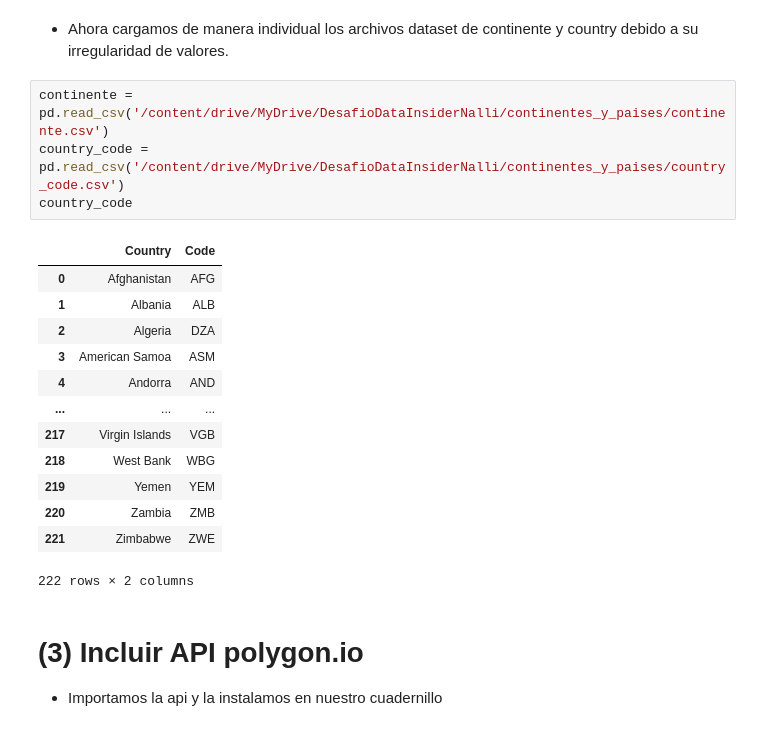
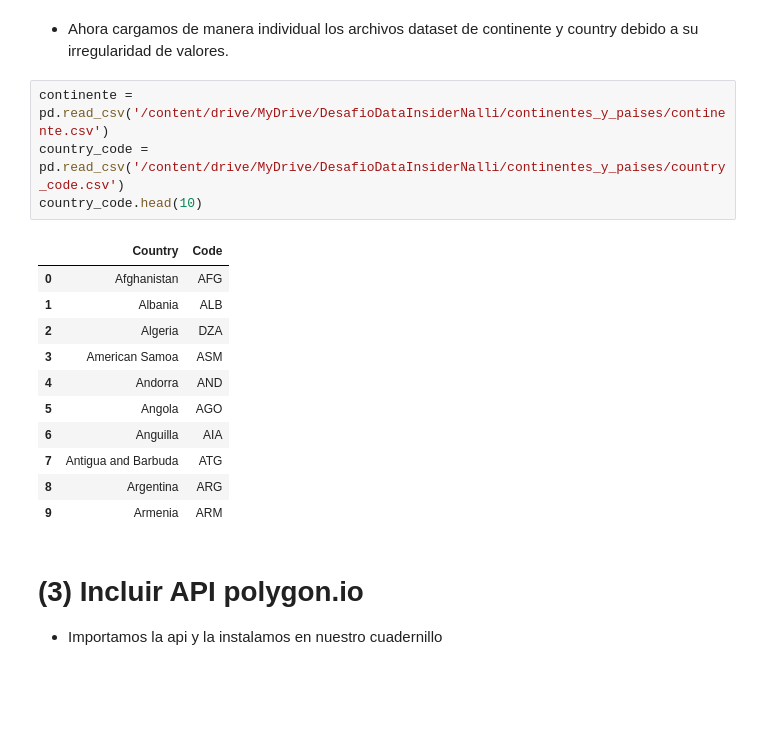
Before and after one commit to Bigote93/DataInsider, a Jupyter notebook: DesafioDataInsider_Nalli.ipynb, the cells around one changed output. Cells and saved outputs as stored; diff of their text form; blank space fills up the shorter version.

```diff
--- a/DesafioDataInsider_Nalli.ipynb
+++ b/DesafioDataInsider_Nalli.ipynb
@@ -131,21 +156,19 @@ Archivo cargado correctamente: /content/drive/MyDrive/DesafioDataInsiderNalli/fo
 # %%
 continente = pd.read_csv('/content/drive/MyDrive/DesafioDataInsiderNalli/continentes_y_paises/continente.csv')
 country_code = pd.read_csv('/content/drive/MyDrive/DesafioDataInsiderNalli/continentes_y_paises/country_code.csv')
-country_code
+country_code.head(10)
 # %% [output]
 |  | Country | Code |
 | 0 | Afghanistan | AFG |
 | 1 | Albania | ALB |
 | 2 | Algeria | DZA |
 | 3 | American Samoa | ASM |
 | 4 | Andorra | AND |
-| ... | ... | ... |
-| 217 | Virgin Islands | VGB |
-| 218 | West Bank | WBG |
-| 219 | Yemen | YEM |
-| 220 | Zambia | ZMB |
-| 221 | Zimbabwe | ZWE |
+| 5 | Angola | AGO |
+| 6 | Anguilla | AIA |
+| 7 | Antigua and Barbuda | ATG |
+| 8 | Argentina | ARG |
+| 9 | Armenia | ARM |
-222 rows × 2 columns
 # %% [markdown]
 # (3) Incluir API polygon.io
 
```
Also changed, not shown: parts of 37 cells of this notebook.
